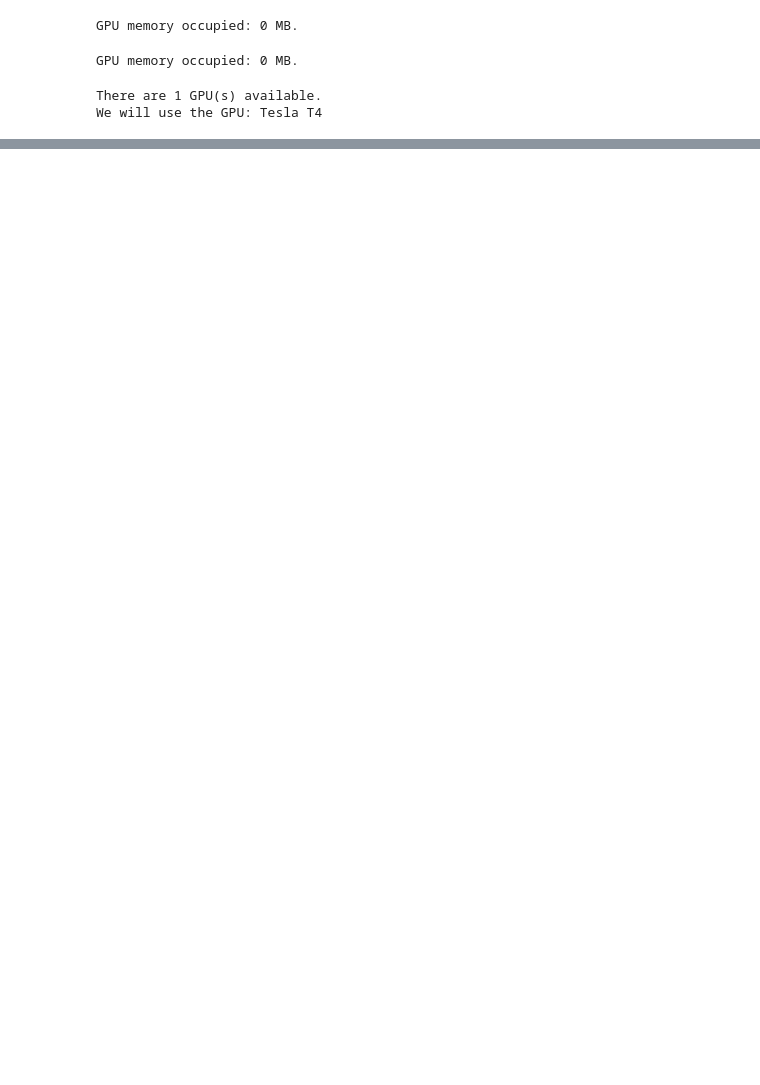
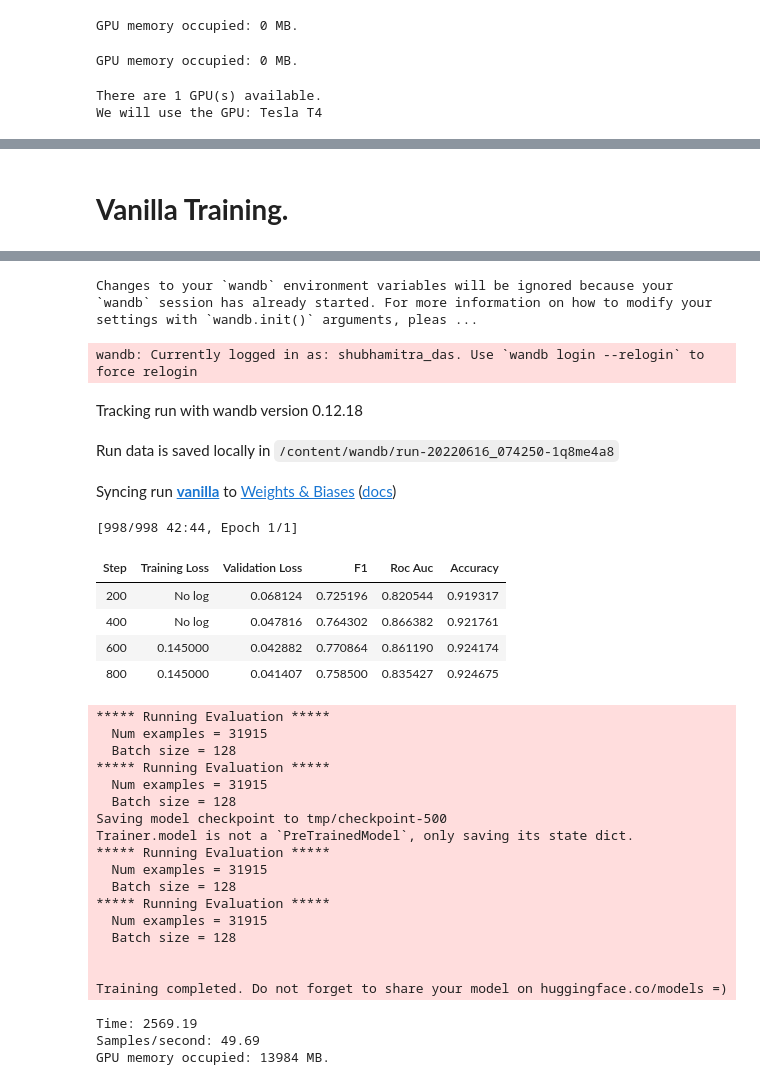
Before and after one commit to shubhamitradas/bert_optimization_strategies, a Jupyter notebook: multi_label_with_trainer.ipynb, the cells around one changed output, grey strips where cells are left out. Cells and saved outputs as stored; diff of their text form; code cells hidden in the pictures; blank space fills up the shorter version.

```diff
--- a/multi_label_with_trainer.ipynb
+++ b/multi_label_with_trainer.ipynb
@@ -200,3 +198,10 @@ FineTunedBERTClass(
+# %%
+def model_init():
+
+  model = FineTunedBERTClass()
+
+  model.to(device)
+  return model
 # %%
 print_gpu_utilization()
 # %% [output]
@@ -203,0 +240,31 @@ GPU memory occupied: 1968 MB.
+# %% [markdown]
+# **Vanilla Training.**
+# %%
+
+from transformers import Trainer, TrainingArguments
+
+training_args = TrainingArguments(
+    output_dir='tmp',
+    num_train_epochs=1,
+    per_device_train_batch_size=BATCH_SIZE,
+    per_device_eval_batch_size=BATCH_SIZE,
+    warmup_steps=500,
+    weight_decay=0.01,
+    evaluation_strategy="steps",
+    eval_steps=200,
+    run_name="vanilla",
+    report_to="wandb",
+    seed=123
+)
+
+trainer = Trainer(
+    model_init=model_init,
+    args=training_args,
+    train_dataset=train_dataset,
+    eval_dataset=test_dataset,
+    compute_metrics=compute_metrics,
+
+)
+result = trainer.train()
+print_summary(result)
+# %% [output]
@@ -203,0 +305,31 @@ GPU memory occupied: 1968 MB.
+Changes to your `wandb` environment variables will be ignored because your `wandb` session has already started. For more information on how to modify your settings with `wandb.init()` arguments, pleas ...
+wandb: Currently logged in as: shubhamitra_das. Use `wandb login --relogin` to force relogin
+Tracking run with wandb version 0.12.18
+Run data is saved locally in /content/wandb/run-20220616_074250-1q8me4a8
+Syncing run vanilla to Weights & Biases (docs)
+[998/998 42:44, Epoch 1/1]
+| Step | Training Loss | Validation Loss | F1 | Roc Auc | Accuracy |
+| 200 | No log | 0.068124 | 0.725196 | 0.820544 | 0.919317 |
+| 400 | No log | 0.047816 | 0.764302 | 0.866382 | 0.921761 |
+| 600 | 0.145000 | 0.042882 | 0.770864 | 0.861190 | 0.924174 |
+| 800 | 0.145000 | 0.041407 | 0.758500 | 0.835427 | 0.924675 |
+***** Running Evaluation *****
+  Num examples = 31915
+  Batch size = 128
+***** Running Evaluation *****
+  Num examples = 31915
+  Batch size = 128
+Saving model checkpoint to tmp/checkpoint-500
+Trainer.model is not a `PreTrainedModel`, only saving its state dict.
+***** Running Evaluation *****
+  Num examples = 31915
+  Batch size = 128
+***** Running Evaluation *****
+  Num examples = 31915
+  Batch size = 128
+
+
+Training completed. Do not forget to share your model on huggingface.co/models =)
+Time: 2569.19
+Samples/second: 49.69
+GPU memory occupied: 13984 MB.
```
Also changed, not shown: parts of 24 cells of this notebook.
